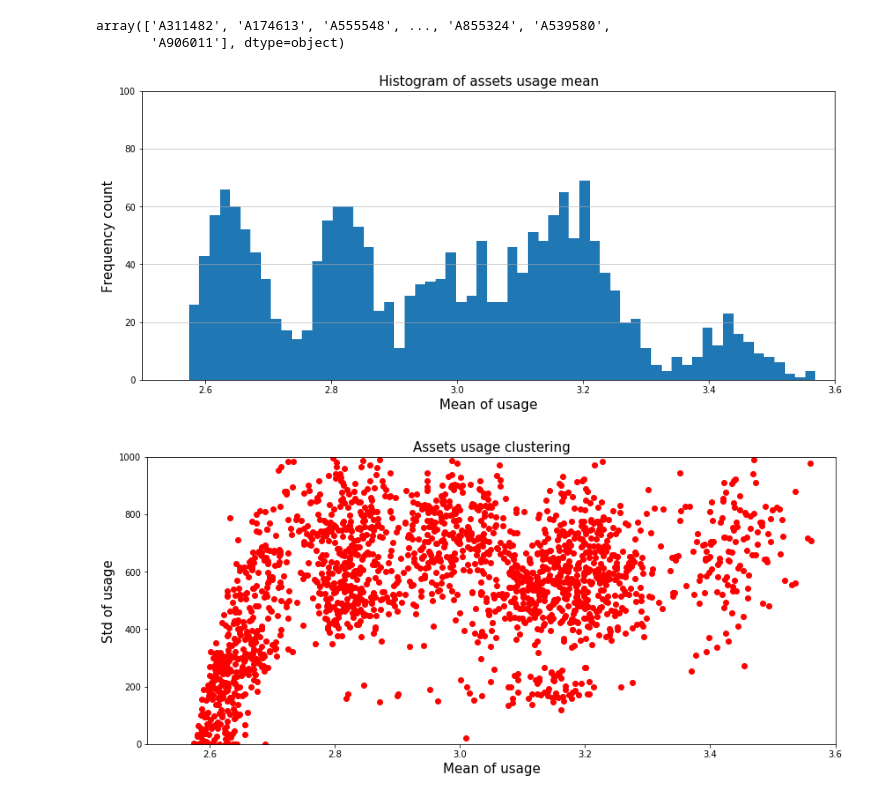
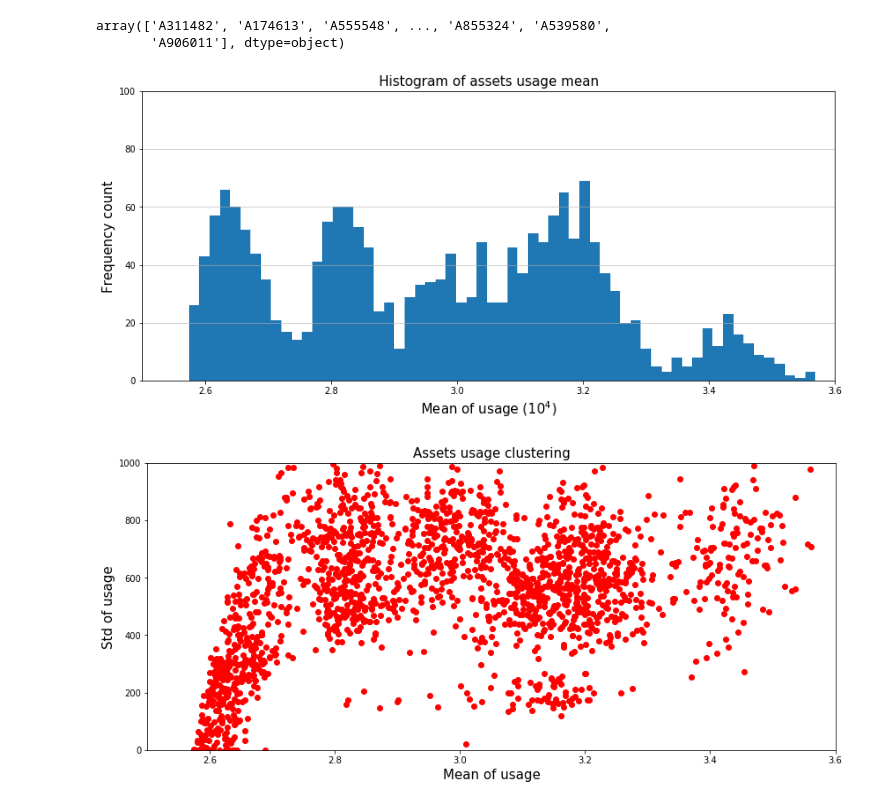
Before and after one commit to ronaldpereira/phm-challenge, a Jupyter notebook: 2014/src/data_analysis_and_processing.ipynb, the cells around one changed output. Cells and saved outputs as stored; diff of their text form; code cells hidden in the pictures.

Commit message:
more plots

```diff
--- a/2014/src/data_analysis_and_processing.ipynb
+++ b/2014/src/data_analysis_and_processing.ipynb
@@ -149,8 +149,22 @@ array(['A311482', 'A174613', 'A555548', ..., 'A855324', 'A539580',
 # %%
 mean_usages = []
 std_usages = []
 for asset in tqdm(assets):
     asset_usages = usage.query("Asset == @asset").Use.to_list()
     if len(asset_usages) > 0:
         mean_usages.append(np.mean(asset_usages))
         std_usages.append(np.std(asset_usages))
+
+mean_usages = list(map(lambda x: x / 1e4, mean_usages))
+
+plt.figure(figsize=(14, 6))
+plt.hist(mean_usages, bins=500)
+plt.grid(axis="y", alpha=0.75)
+plt.xlim(2.5, 3.6)
+plt.ylim(0, 100)
+plt.xlabel("Mean of usage $(10^4)$", fontsize=15)
+plt.ylabel("Frequency count", fontsize=15)
+plt.title("Histogram of assets usage mean", fontsize=15)
+plt.show()
+# %% [output]
+[figure, added]
@@ -159,15 +171,3 @@ mean_usages = list(map(lambda x: x / 1e4, mean_usages))
-# %%
-plt.figure(figsize=(14, 6))
-plt.hist(mean_usages, bins=500)
-plt.grid(axis="y", alpha=0.75)
-plt.xlim(2.5, 3.6)
-plt.ylim(0, 100)
-plt.xlabel("Mean of usage", fontsize=15)
-plt.ylabel("Frequency count", fontsize=15)
-plt.title("Histogram of assets usage mean", fontsize=15)
-plt.show()
-# %% [output]
-[figure, removed]
 # %%
 plt.figure(figsize=(14, 6))
 plt.plot(mean_usages, std_usages, "ro")
```
Also changed, not shown: parts of 7 cells of this notebook.
